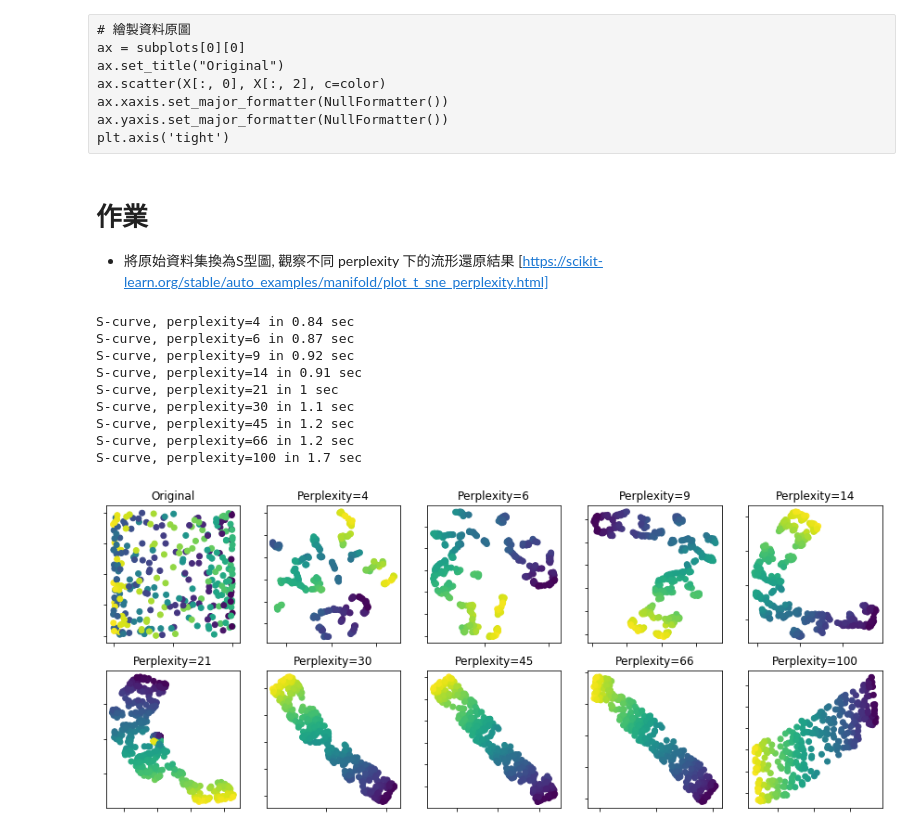
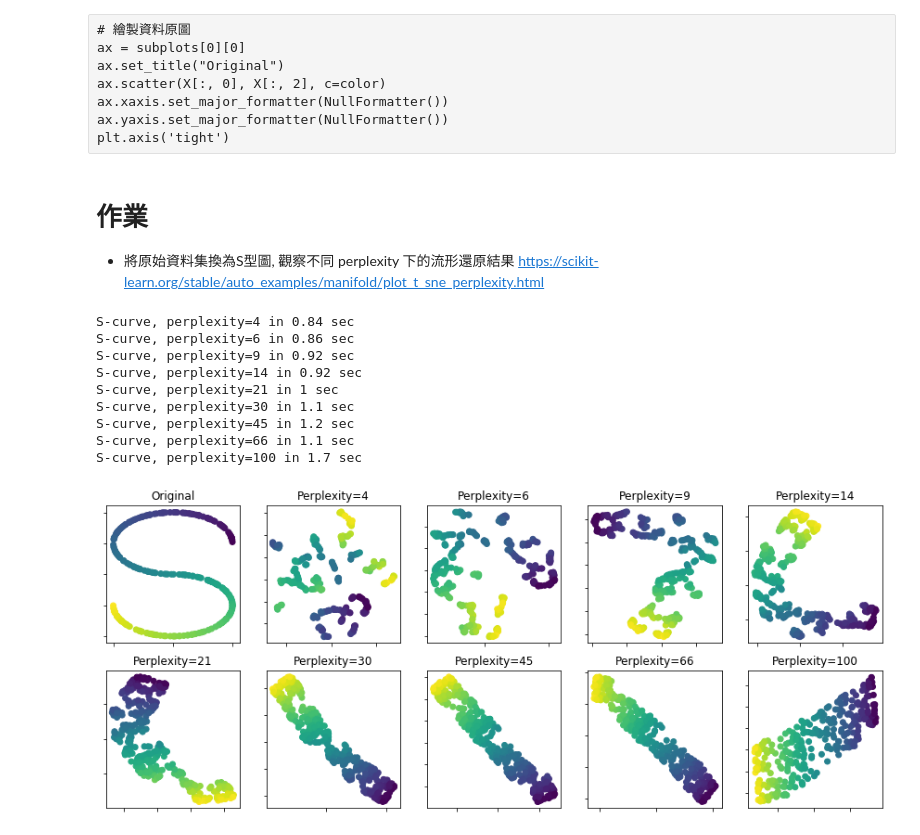
Before and after one commit to yicchen15/4th-ML100Days, a Jupyter notebook: homework/Day_062_tsne_HW.ipynb, the cells around one changed output. Saved outputs shown, nothing was run; the diff lists cells and outputs as text; code cells hidden in the pictures.

```diff
--- a/homework/Day_062_tsne_HW.ipynb
+++ b/homework/Day_062_tsne_HW.ipynb
@@ -35,7 +35,7 @@ plt.axis('tight')
 # %% [markdown]
 # 作業
 * 將原始資料集換為S型圖, 觀察不同 perplexity 下的流形還原結果
-[https://scikit-learn.org/stable/auto_examples/manifold/plot_t_sne_perplexity.html]
+https://scikit-learn.org/stable/auto_examples/manifold/plot_t_sne_perplexity.html
 # %%
 n_samples = 300
 n_components = 2
@@ -46,47 +46,42 @@ perplexities = [4, 6, 9, 14, 21, 30, 45, 66, 100]
 X, color = datasets.samples_generator.make_s_curve(n_samples, random_state=0)
 
 # 繪製資料原圖
+
 ax = subplots[0][0]
 ax.set_title("Original")
-ax.scatter(X[:, 0], X[:, 1], c=color)
+ax.scatter(X[:, 0], X[:, 2], c=color)
 ax.xaxis.set_major_formatter(NullFormatter())
 ax.yaxis.set_major_formatter(NullFormatter())
 plt.axis('tight')
-
-ax = subplots[1][0]
-ax.scatter(X[:, 0], X[:, 2], c=color)
-ax.xaxis.set_major_formatter(NullFormatter())
-ax.yaxis.set_major_formatter(NullFormatter())
-
 for i, perplexity in enumerate(perplexities):
     #ax = subplots[1][i + 1]
     if i<4:
         ax = subplots[0][i+1]
     else:
         ax = subplots[1][i-4]
     t0 = time()
     tsne = manifold.TSNE(n_components=n_components, init='random',
                          random_state=0, perplexity=perplexity)
     Y = tsne.fit_transform(X)
     t1 = time()
     print("S-curve, perplexity=%d in %.2g sec" % (perplexity, t1 - t0))
 
     ax.set_title("Perplexity=%d" % perplexity)
     ax.scatter(Y[:, 0], Y[:, 1], c=color)
     ax.xaxis.set_major_formatter(NullFormatter())
     ax.yaxis.set_major_formatter(NullFormatter())
     ax.axis('tight')
 
 
 plt.show()
 # %% [output]
 S-curve, perplexity=4 in 0.84 sec
-S-curve, perplexity=6 in 0.87 sec
+S-curve, perplexity=6 in 0.86 sec
 S-curve, perplexity=9 in 0.92 sec
-S-curve, perplexity=14 in 0.91 sec
+S-curve, perplexity=14 in 0.92 sec
 S-curve, perplexity=21 in 1 sec
 S-curve, perplexity=30 in 1.1 sec
 S-curve, perplexity=45 in 1.2 sec
-S-curve, perplexity=66 in 1.2 sec
+S-curve, perplexity=66 in 1.1 sec
 S-curve, perplexity=100 in 1.7 sec
-[figure, old version]
+[figure, new version]
```
